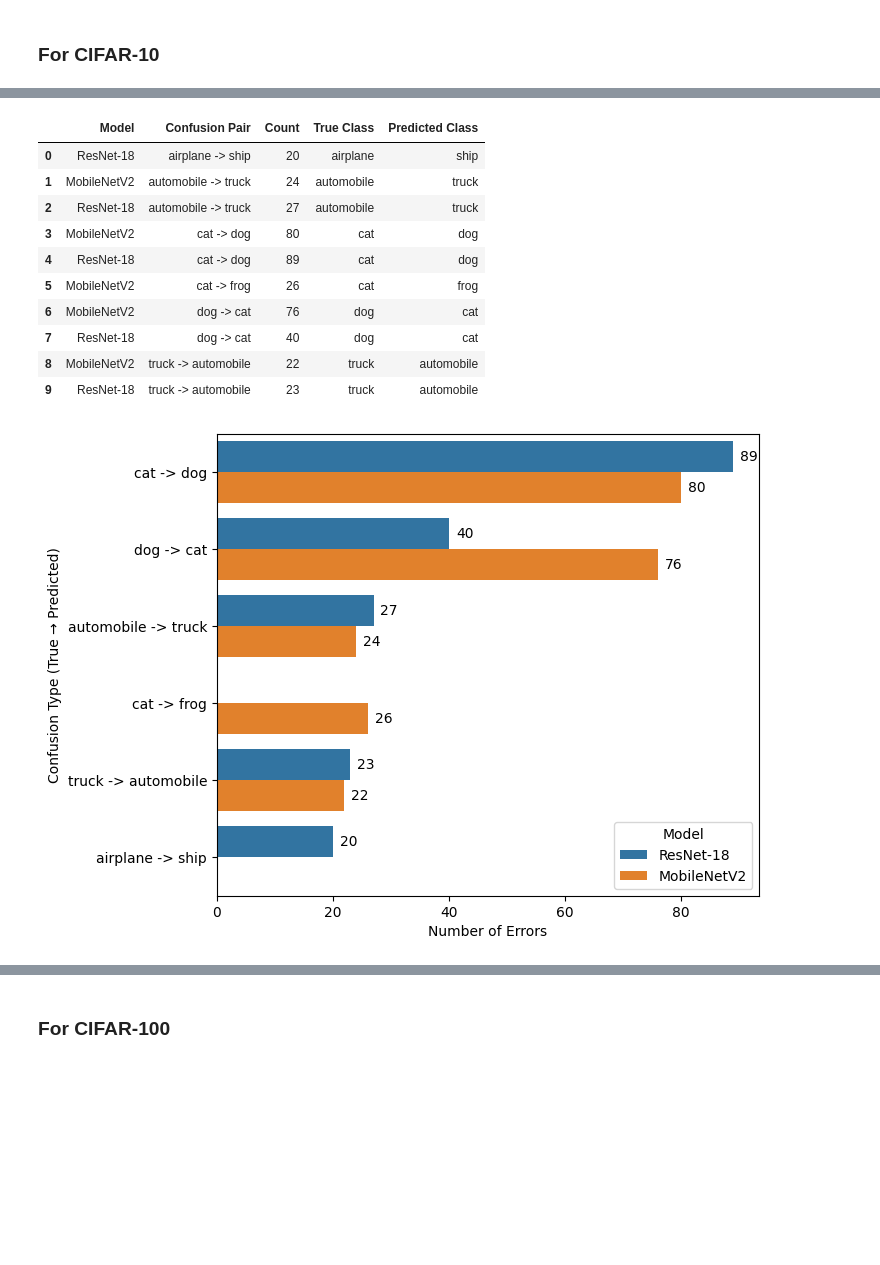
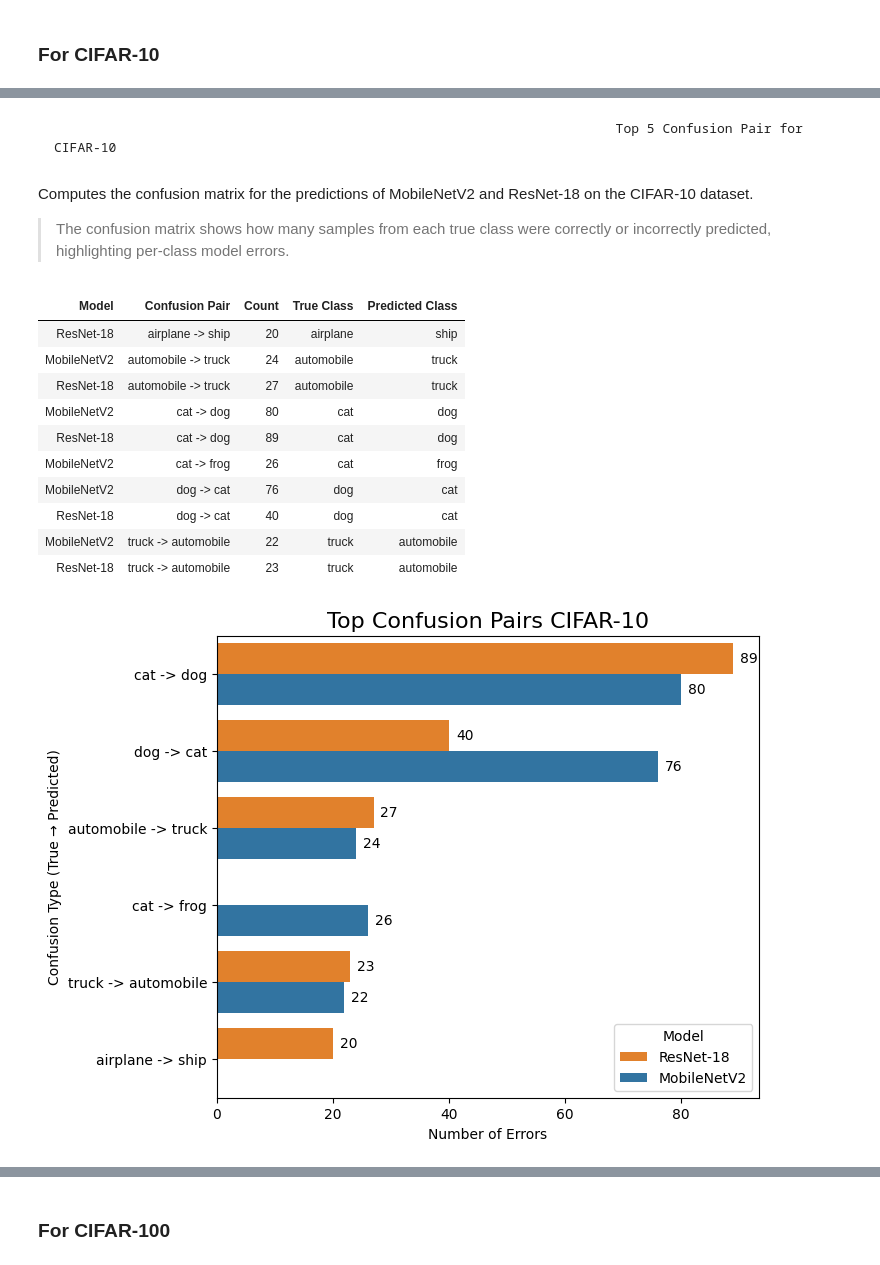
Before and after one commit to irkado/ml-cnn-transfer-learning, a Jupyter notebook: evaluation/optimised_evaluation.ipynb, the cells around one changed output, grey strips where cells are left out. Drawn from its saved outputs; the diff is of its cells as text; code cells hidden in the pictures; blank space fills up the shorter version.

Commit message:
Final version of evaluation (for all model architectures and datasets)

```diff
--- a/evaluation/optimised_evaluation.ipynb
+++ b/evaluation/optimised_evaluation.ipynb
@@ -105,0 +121,3 @@ history_cifar_100 = [
+# %%
+for i in range(3):
+    print(f'True {mobilenet_10_list_pred[0][i]} -> pred {mobilenet_10_list_pred[1][i]}')
@@ -232,21 +329,9 @@ display(styled_global)
 # %%
-fig, ax = plt.subplots(1,2, figsize=(10, 6), layout='constrained') # whole 2,2 (10, 8) -> on slides 1,2 (10, 4)
+fig, ax = plt.subplots(1, 2, figsize=(10, 6), layout='constrained')
 
 plt.suptitle("Max Validation Accuracy (all strategies)", fontsize=18)
-
-def plot(summary_table, dataset, ax,title):
-    ax1 = sb.barplot(data=summary_table[summary_table['Dataset']==dataset], x="Training Strategy", y="Maximum Val Accuracy", hue="Model", ax=ax)
-
-    for container in ax.containers:
-        ax1.bar_label(container, fmt='%.2f%%', padding=5) # add percentage on top of bars
-
-    ax.set_title(title)
-    ax.set_ylabel("Max Val Accuracy (%)")
-    ax.set_xlabel('Training strategy')
-
 for i,data_name in enumerate(dataset_names):
-    plot(summary_table,data_name, ax[i], data_name)
-
+    plot_max_acc_bar_plot(summary_table,data_name, ax[i], data_name)
 plt.show()
 # %% [output]
 [figure]
@@ -413 +512,6 @@ Index(['MobileNetV2', 'ResNet-18', 'diff'], dtype='object', name='Model')
+# %% [markdown]
+                                                                            Top 5 Confusion Pair for CIFAR-10
+# %% [markdown]
+Computes the confusion matrix for the predictions of MobileNetV2 and ResNet-18 on the CIFAR-10 dataset.
+> The confusion matrix shows how many samples from each true class were correctly or incorrectly predicted, highlighting per-class model errors.
 # %%
@@ -415,7 +518,7 @@ Index(['MobileNetV2', 'ResNet-18', 'diff'], dtype='object', name='Model')
 mobilinet_10_overall_confusion_matrix = confusion_matrix(mobilenet_10_list_pred[0], mobilenet_10_list_pred[1]) #,normalize='true'
 resnet_10_overall_confusion_matrix = confusion_matrix(resnet_10_list_pred[0], resnet_10_list_pred[1]) #,normalize='true'
 # %%
-def get_top_confusions(cm_: np.ndarray, class_labels: list[str], top_n: int = 5, model: str = '') -> pd.DataFrame:
+def get_top_confusions(cm_: np.ndarray, class_labels: list[str], top_n: int = 5, model:str = '') -> pd.DataFrame:
     """
     Returns a DataFrame of the top N confusion pairs (most frequent misclassifications).
 
@@ -440,51 +543,49 @@ def get_top_confusions(cm_: np.ndarray, class_labels: list[str], top_n: int = 5,
 
     df = pd.DataFrame(pairs, columns=['Confusion Pair', 'Count', 'True Class', 'Predicted Class'])
     df = df.sort_values('Count', ascending=False).iloc[:top_n].reset_index(drop=True)
-
-    if model:
-        df.insert(0, 'Model', model)
+    if model: df.insert(0, 'Model', model)
 
     return df
 # %%
-df_mobi = get_top_confusions(mobilinet_10_overall_confusion_matrix ,model='MobileNetV2', class_labels=class_labels_10, top_n=5)
-df_res=get_top_confusions(resnet_10_overall_confusion_matrix,model='ResNet-18', class_labels=class_labels_10, top_n=5)
+list_top_confusions = [
+    get_top_confusions(mobilinet_10_overall_confusion_matrix, model='MobileNetV2', class_labels=class_labels_10, top_n=5),
+    get_top_confusions(resnet_10_overall_confusion_matrix, model='ResNet-18', class_labels=class_labels_10, top_n=5)
+]
 
-df_10_combined = pd.concat([df_mobi,df_res]).sort_values(by=['True Class','Predicted Class','Model']).reset_index(drop=True)
-df_10_combined
+df_top_confusions_10 = pd.concat(list_top_confusions).sort_values(by=['True Class','Predicted Class','Model']).reset_index(drop=True)
+df_top_confusions_10.style.hide(axis='index')
 # %% [output]
-|  | Model | Confusion Pair | Count | True Class | Predicted Class |
-| 0 | ResNet-18 | airplane -> ship | 20 | airplane | ship |
-| 1 | MobileNetV2 | automobile -> truck | 24 | automobile | truck |
-| 2 | ResNet-18 | automobile -> truck | 27 | automobile | truck |
-| 3 | MobileNetV2 | cat -> dog | 80 | cat | dog |
-| 4 | ResNet-18 | cat -> dog | 89 | cat | dog |
-| 5 | MobileNetV2 | cat -> frog | 26 | cat | frog |
-| 6 | MobileNetV2 | dog -> cat | 76 | dog | cat |
-| 7 | ResNet-18 | dog -> cat | 40 | dog | cat |
-| 8 | MobileNetV2 | truck -> automobile | 22 | truck | automobile |
-| 9 | ResNet-18 | truck -> automobile | 23 | truck | automobile |
+| Model | Confusion Pair | Count | True Class | Predicted Class |
+| ResNet-18 | airplane -> ship | 20 | airplane | ship |
+| MobileNetV2 | automobile -> truck | 24 | automobile | truck |
+| ResNet-18 | automobile -> truck | 27 | automobile | truck |
+| MobileNetV2 | cat -> dog | 80 | cat | dog |
+| ResNet-18 | cat -> dog | 89 | cat | dog |
+| MobileNetV2 | cat -> frog | 26 | cat | frog |
+| MobileNetV2 | dog -> cat | 76 | dog | cat |
+| ResNet-18 | dog -> cat | 40 | dog | cat |
+| MobileNetV2 | truck -> automobile | 22 | truck | automobile |
+| ResNet-18 | truck -> automobile | 23 | truck | automobile |
 # %%
-
 plt.figure(figsize=(7, 6))
 
 ax = sb.barplot(
-    data=df_10_combined.sort_values('Count', ascending=False),
+    data=df_top_confusions_10.sort_values('Count', ascending=False),
     x="Count",
     y="Confusion Pair",
     hue="Model",
-
+    palette={'ResNet-18': '#ff7f0e', 'MobileNetV2': '#1f77b4'}
 )
 
 for container in ax.containers:
     ax.bar_label(container, padding=5) # add percentage on top of bars
 
 
-#plt.title("Top Confusion Pairs: Model Comparison", fontsize=16)
+plt.title("Top Confusion Pairs CIFAR-10", fontsize=16)
 plt.xlabel("Number of Errors")
 plt.ylabel("Confusion Type (True → Predicted)")
-
 plt.legend(title='Model')
 
 plt.show()
 # %% [output]
-[figure, old version]
+[figure, new version]
```
Also changed, not shown: parts of 64 cells of this notebook.
